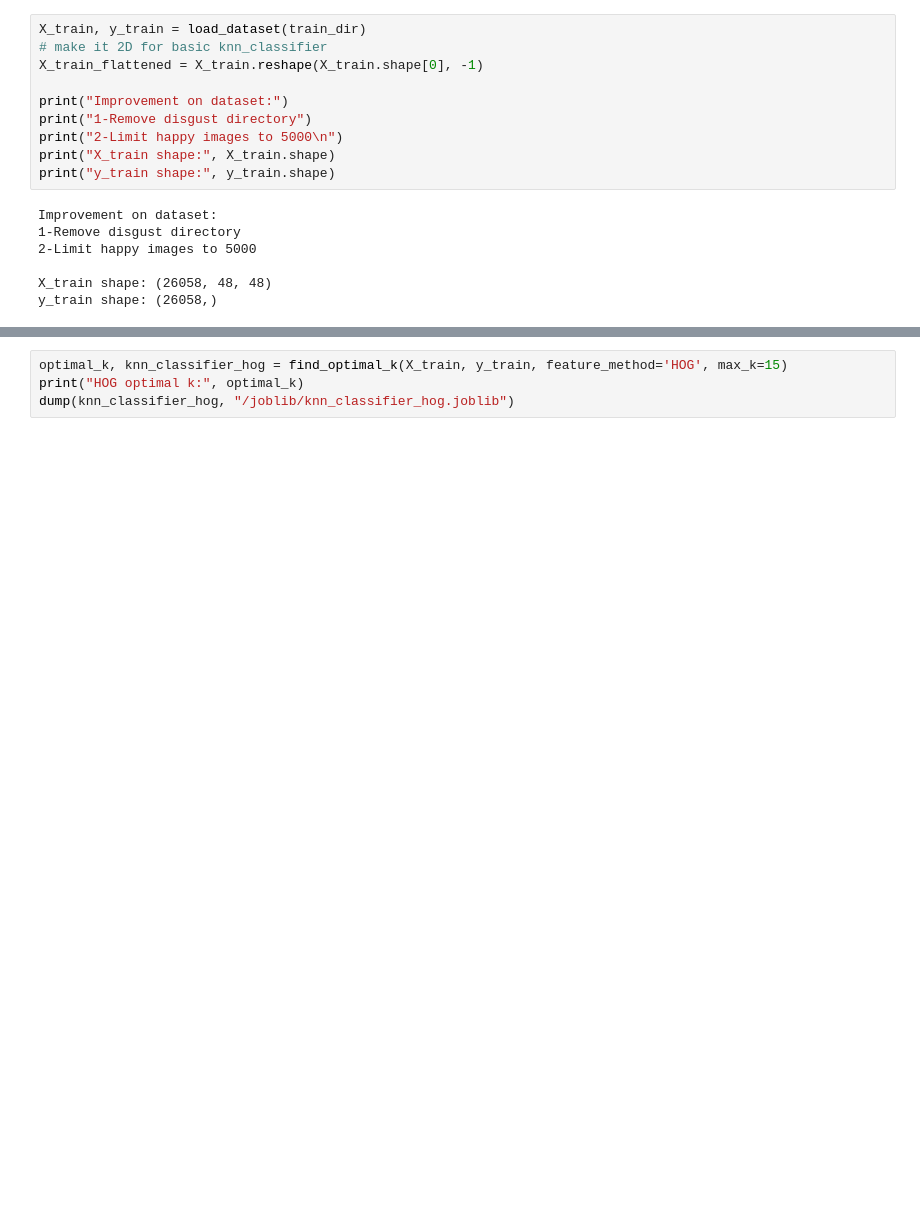
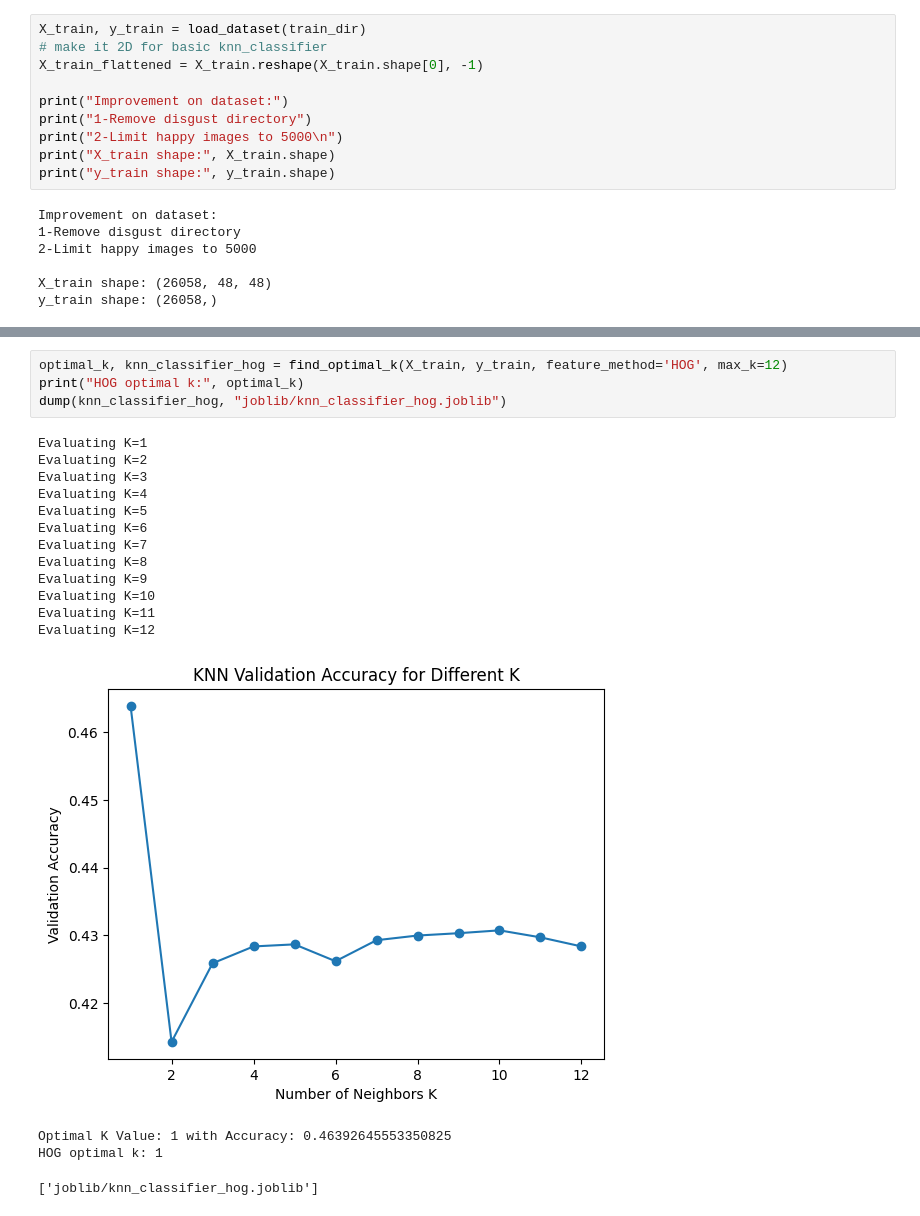
Before and after one commit to dogukanunlu/facerecognation, a Jupyter notebook: knn_train.ipynb, the cells around one changed output, grey strips where cells are left out. Drawn from its saved outputs; the diff is of its cells as text; blank space fills up the shorter version.

```diff
--- a/knn_train.ipynb
+++ b/knn_train.ipynb
@@ -92,5 +104,22 @@ dump(knn_classifier_lbp, "/joblib/knn_classifier_lbp.joblib")
 # %%
-optimal_k, knn_classifier_hog = find_optimal_k(X_train, y_train, feature_method='HOG', max_k=15)
+optimal_k, knn_classifier_hog = find_optimal_k(X_train, y_train, feature_method='HOG', max_k=12)
 print("HOG optimal k:", optimal_k)
-dump(knn_classifier_hog, "/joblib/knn_classifier_hog.joblib")
+dump(knn_classifier_hog, "joblib/knn_classifier_hog.joblib")
+# %% [output]
+Evaluating K=1
+Evaluating K=2
+Evaluating K=3
+Evaluating K=4
+Evaluating K=5
+Evaluating K=6
+Evaluating K=7
+Evaluating K=8
+Evaluating K=9
+Evaluating K=10
+Evaluating K=11
+Evaluating K=12
+[figure, added]
+Optimal K Value: 1 with Accuracy: 0.46392645553350825
+HOG optimal k: 1
+['joblib/knn_classifier_hog.joblib']
 # %%
```
Also changed, not shown: parts of 4 cells of this notebook, 1 other file.
